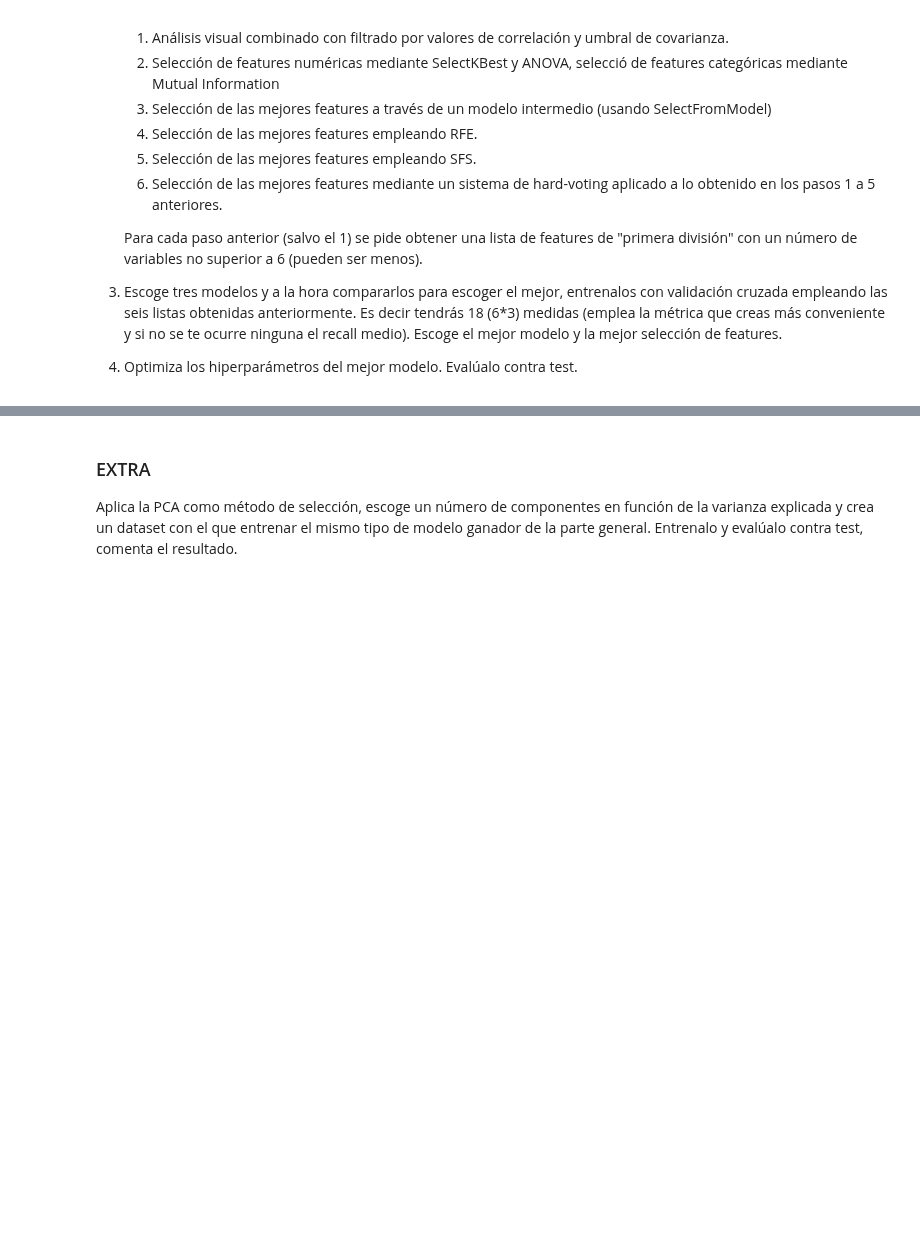
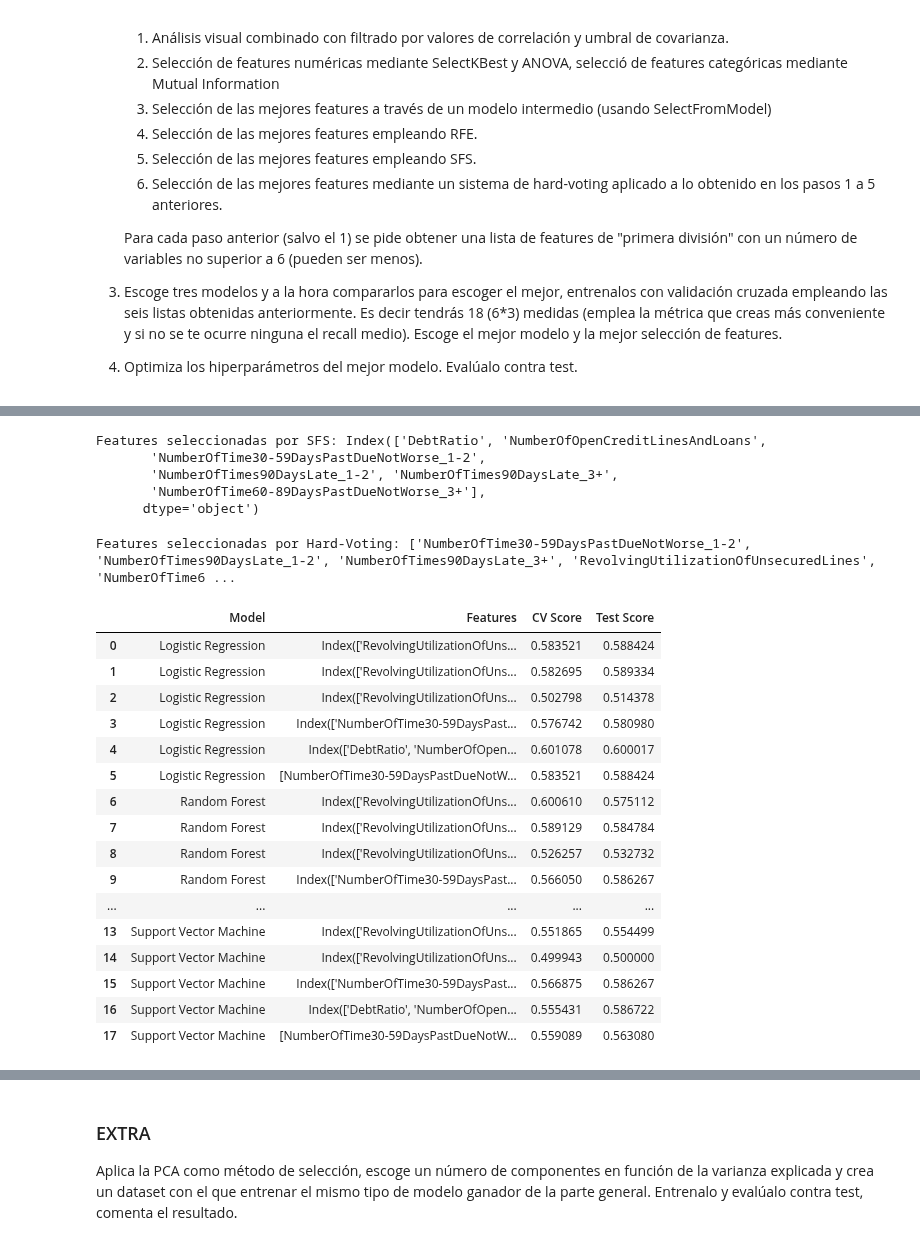
Before and after one commit to annahico/ONLINE_DS_THEBRIDGE_ANNA, a Jupyter notebook: 04_Machine_Learning/Sprint_14/Unidad_02/Practica_Obligatoria/18_Practica_Obligatoria_Seleccion_Features.ipynb, the cells around one changed output, grey strips where cells are left out. Saved outputs shown, nothing was run; the diff lists cells and outputs as text; code cells hidden in the pictures; blank space fills up the shorter version.

```diff
--- a/04_Machine_Learning/Sprint_14/Unidad_02/Practica_Obligatoria/18_Practica_Obligatoria_Seleccion_Features.ipynb
+++ b/04_Machine_Learning/Sprint_14/Unidad_02/Practica_Obligatoria/18_Practica_Obligatoria_Seleccion_Features.ipynb
@@ -48,0 +149,79 @@ Sigue los pasos del proceso de ML que hemos aprendido para problemas supervisado
+# %%
+# SFS con LogisticRegression
+sfs = SequentialFeatureSelector(LogisticRegression(max_iter=10000), n_features_to_select=6, direction='forward', scoring='balanced_accuracy')
+sfs.fit(X_train, y_train)
+
+selected_features_sfs = X_train.columns[sfs.get_support()]
+print("Features seleccionadas por SFS:", selected_features_sfs)
+# %% [output]
+Features seleccionadas por SFS: Index(['DebtRatio', 'NumberOfOpenCreditLinesAndLoans',
+       'NumberOfTime30-59DaysPastDueNotWorse_1-2',
+       'NumberOfTimes90DaysLate_1-2', 'NumberOfTimes90DaysLate_3+',
+       'NumberOfTime60-89DaysPastDueNotWorse_3+'],
+      dtype='object')
+# %%
+# Hard-Voting
+# Combinar las features seleccionadas
+all_selected_features = list(selected_features_kbest) + list(selected_features_mi) + list(selected_features_sfm) + list(selected_features_rfe) + list(selected_features_sfs)
+features_counter = Counter(all_selected_features)
+
+# Seleccionar las 6 más votadas
+final_features = [feature for feature, count in features_counter.most_common(6)]
+print("Features seleccionadas por Hard-Voting:", final_features)
+# %% [output]
+Features seleccionadas por Hard-Voting: ['NumberOfTime30-59DaysPastDueNotWorse_1-2', 'NumberOfTimes90DaysLate_1-2', 'NumberOfTimes90DaysLate_3+', 'RevolvingUtilizationOfUnsecuredLines', 'NumberOfTime6 ...
+# %%
+# Definir los modelos
+models = {
+    'Logistic Regression': LogisticRegression(max_iter=10000),
+    'Random Forest': RandomForestClassifier(random_state=42),
+    'Support Vector Machine': SVC(random_state=42)
+}
+
+# Entrenar y validar los modelos
+feature_lists = [
+    selected_features_kbest,
+    selected_features_mi,
+    selected_features_sfm,
+    selected_features_rfe,
+    selected_features_sfs,
+    final_features
+]
+
+results = []
+
+for model_name, model in models.items():
+    for feature_list in feature_lists:
+        X_train_subset = X_train[feature_list]
+        X_test_subset = X_test[feature_list]
+        cv_scores = cross_val_score(model, X_train_subset, y_train, cv=5, scoring='balanced_accuracy')
+        model.fit(X_train_subset, y_train)
+        test_score = balanced_accuracy_score(y_test, model.predict(X_test_subset))
+        results.append({
+            'Model': model_name,
+            'Features': feature_list,
+            'CV Score': np.mean(cv_scores),
+            'Test Score': test_score
+        })
+
+# Crear un DataFrame con los resultados
+results_df = pd.DataFrame(results)
+results_df
+# %% [output]
+|  | Model | Features | CV Score | Test Score |
+| 0 | Logistic Regression | Index(['RevolvingUtilizationOfUns... | 0.583521 | 0.588424 |
+| 1 | Logistic Regression | Index(['RevolvingUtilizationOfUns... | 0.582695 | 0.589334 |
+| 2 | Logistic Regression | Index(['RevolvingUtilizationOfUns... | 0.502798 | 0.514378 |
+| 3 | Logistic Regression | Index(['NumberOfTime30-59DaysPast... | 0.576742 | 0.580980 |
+| 4 | Logistic Regression | Index(['DebtRatio', 'NumberOfOpen... | 0.601078 | 0.600017 |
+| 5 | Logistic Regression | [NumberOfTime30-59DaysPastDueNotW... | 0.583521 | 0.588424 |
+| 6 | Random Forest | Index(['RevolvingUtilizationOfUns... | 0.600610 | 0.575112 |
+| 7 | Random Forest | Index(['RevolvingUtilizationOfUns... | 0.589129 | 0.584784 |
+| 8 | Random Forest | Index(['RevolvingUtilizationOfUns... | 0.526257 | 0.532732 |
+| 9 | Random Forest | Index(['NumberOfTime30-59DaysPast... | 0.566050 | 0.586267 |
+| ... | ... | ... | ... | ... |
+| 13 | Support Vector Machine | Index(['RevolvingUtilizationOfUns... | 0.551865 | 0.554499 |
+| 14 | Support Vector Machine | Index(['RevolvingUtilizationOfUns... | 0.499943 | 0.500000 |
+| 15 | Support Vector Machine | Index(['NumberOfTime30-59DaysPast... | 0.566875 | 0.586267 |
+| 16 | Support Vector Machine | Index(['DebtRatio', 'NumberOfOpen... | 0.555431 | 0.586722 |
+| 17 | Support Vector Machine | [NumberOfTime30-59DaysPastDueNotW... | 0.559089 | 0.563080 |
```
Also changed, not shown: parts of 19 cells of this notebook.
